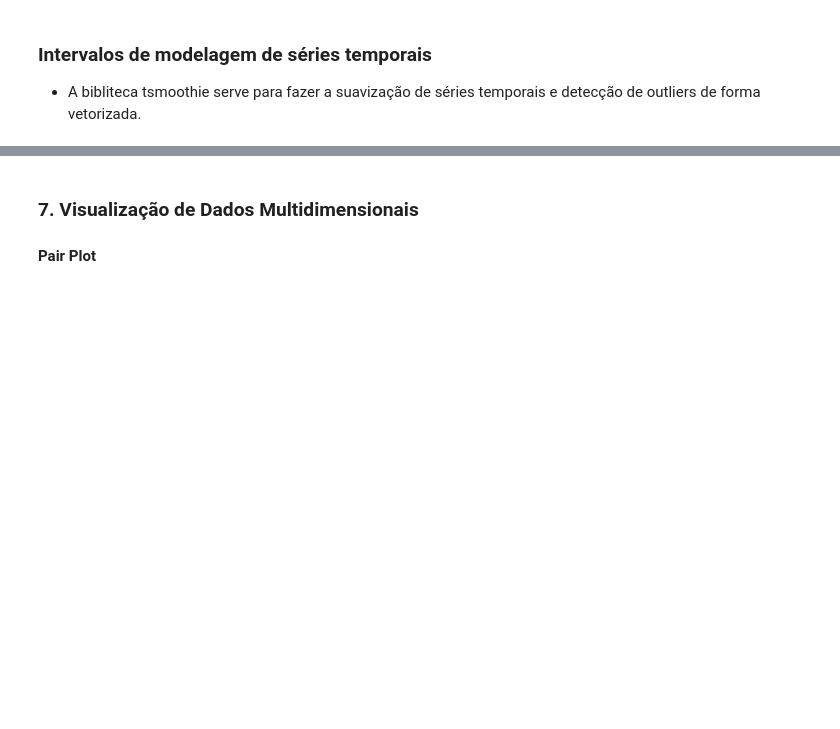
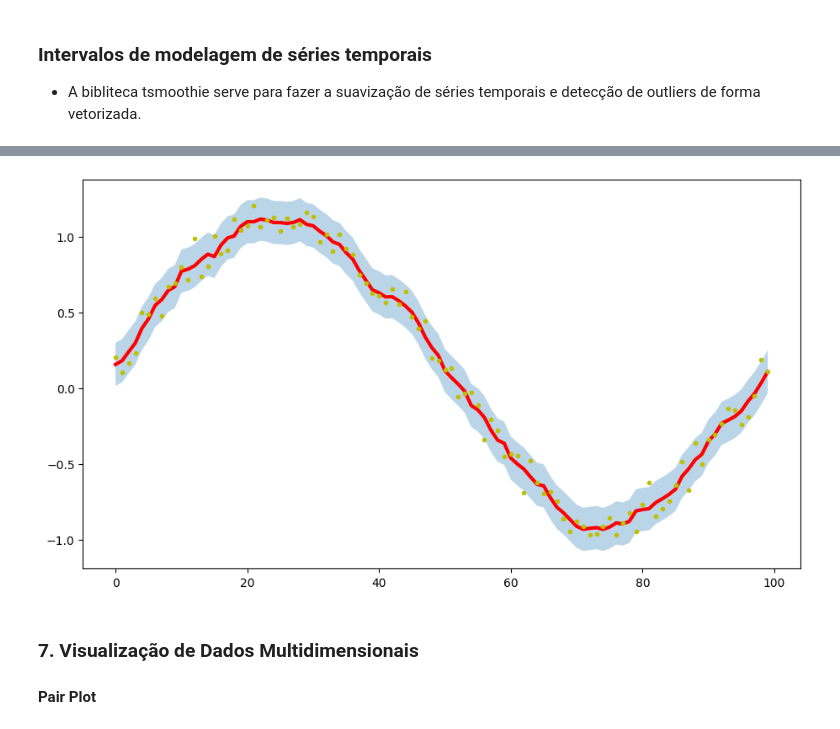
Before and after one commit to deveveryday/CDIA_Logica_Programacao, a Jupyter notebook: Data_Visualization.ipynb, the cells around one changed output, grey strips where cells are left out. Cells and saved outputs as stored; diff of their text form; code cells hidden in the pictures; blank space fills up the shorter version.

```diff
--- a/Data_Visualization.ipynb
+++ b/Data_Visualization.ipynb
@@ -549,3 +570,33 @@ fig.show()
+# %%
+x = np.linspace(0,2 * np.pi, 100)
+y = np.sin(x) + np.random.random(100) * 0.3 #geração do sinal: seno + ruído uniforme
+
+# Etapa de suavização
+
+smoother = ConvolutionSmoother(window_len = 5, window_type = "ones")
+smoother.smooth(y) # aplica suavização no y
+
+low, up = smoother.get_intervals(
+    "sigma_interval", # tipo de intervalo (baseado no desvio padrão)
+    n_sigma = 2 # intervalo de +ou- 2 desvios padrão sob a normalidade
+)
+
+#386 rows  - 95 confidance - 20mi
+
+
+plt.figure(figsize = (11, 6))
+plt.plot(smoother.smooth_data[0], linewidth = 3, color = "red")
+plt.plot(y, ".y")
+
+
+plt.fill_between(range(len(smoother.data[0])),
+                 low[0],
+                 up[0],
+                 alpha = 0.3
+                )
+plt.show()
+# %% [output]
+[figure, added]
 # %% [markdown]
 ### 7. Visualização de Dados Multidimensionais
 #### Pair Plot
```
Also changed, not shown: parts of 23 cells of this notebook.
